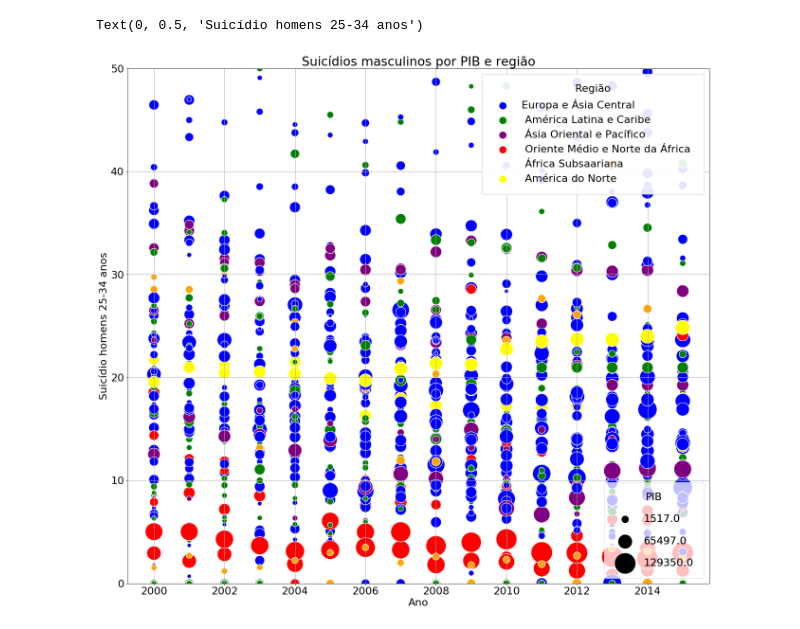
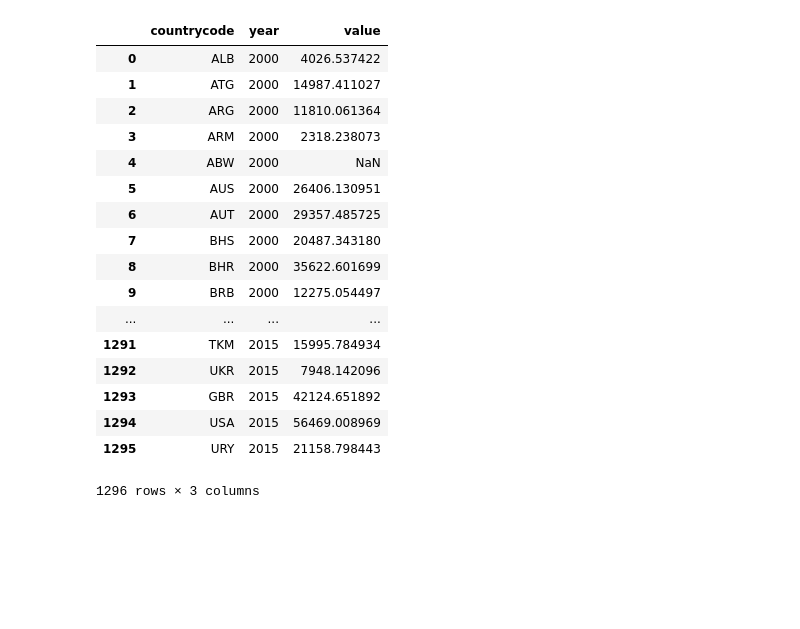
Before and after one commit to nicolas-sss/lp-project-hlnn-20191, a Jupyter notebook: jupyter files/Suicidio por gdp.ipynb, the cells around one changed output. Saved outputs shown, nothing was run; the diff lists cells and outputs as text; code cells hidden in the pictures; blank space fills up the shorter version.

```diff
--- a/jupyter files/Suicidio por gdp.ipynb
+++ b/jupyter files/Suicidio por gdp.ipynb
@@ -24,6 +24,27 @@ dfregmerge.rename(columns={'CountryCode':'countrycode','Region':'region','Income
 dfx = df[df.IndicatorCode == 'NY.GDP.PCAP.PP.CD']
 dfx = dfx[["CountryCode","Year","Value"]].reset_index(drop=True)
 dfx.rename(columns={'CountryCode':'countrycode','Year':'year','Value':'value'},inplace=True)
+# %%
+dfx
+# %% [output]
+|  | countrycode | year | value |
+| 0 | ALB | 2000 | 4026.537422 |
+| 1 | ATG | 2000 | 14987.411027 |
+| 2 | ARG | 2000 | 11810.061364 |
+| 3 | ARM | 2000 | 2318.238073 |
+| 4 | ABW | 2000 | NaN |
+| 5 | AUS | 2000 | 26406.130951 |
+| 6 | AUT | 2000 | 29357.485725 |
+| 7 | BHS | 2000 | 20487.343180 |
+| 8 | BHR | 2000 | 35622.601699 |
+| 9 | BRB | 2000 | 12275.054497 |
+| ... | ... | ... | ... |
+| 1291 | TKM | 2015 | 15995.784934 |
+| 1292 | UKR | 2015 | 7948.142096 |
+| 1293 | GBR | 2015 | 42124.651892 |
+| 1294 | USA | 2015 | 56469.008969 |
+| 1295 | URY | 2015 | 21158.798443 |
+1296 rows × 3 columns
 # %%
 dfmasc = dfmasc.join(dfx.set_index(['countrycode','year']), on=['countrycode','year'])
 # %%
@@ -39,55 +60,3 @@ regioes = ['Europe & Central Asia', 'Latin America & Caribbean',
        'Sub-Saharan Africa', 'North America', 'South Asia']
 df2['idregion'] = df2['region'].apply(lambda x: regioes.index(x) )
 df2['idregion'] = pd.to_numeric(df2['idregion'])
-# %%
-fig, ax = plt.subplots(figsize=(22, 20))
-# add stripplot to boxplot with Seaborn
-cmap = ListedColormap(['blue', 'green', 'purple','red','orange','yellow'])
-bplot=sns.scatterplot(y='suicidio2534', x='year', size='gdp', hue='idregion',
-                   data=df2,
-                   alpha=0.8, palette=cmap, sizes=(50,2000))
-ax.grid(b=True, which='major', linewidth=1)
-legend = bplot.legend_
-ax.set_ylim(0,50)
-ax.set_title("Suicídios masculinos por PIB e região")
-#regiao = ['East Asia & Pacific','Europe & Central Asia',
-#       'Latin America & Caribbean', 'Middle East & North Africa',
-#       'North America', 'Sub-Saharan Africa']
-
-legend.get_texts()[0].set_text('Região')
-
-h, l = plt.gca().get_legend_handles_labels()
-pws = (pd.cut(df2['gdp'], bins=2, retbins=True)[1]).round(0)
-
-
-
-print()
-#for pw in pws:
-#    plt.scatter([], [], s=(pw), c="k",label=str(pw))
-
-#
-l = ['title','Europa e Ásia Central ',' América Latina e Caribe ',' Ásia Oriental e Pacífico ',' Oriente Médio e Norte da África ',' África Subsaariana ',' América do Norte ',' Sul da Ásia '] + list(pws)
-
-lgd = ax.legend(h[1:7], l[1:7], numpoints=1, loc=1, borderpad=1,
-            frameon=True, framealpha=0.9, title="Região")
-cores = ['blue', 'green', 'purple','red','orange','yellow']
-i=0
-for handle in lgd.legendHandles:
-    handle.set_sizes([200.0])
-    handle.set_color(cores[i])
-    i=i+1
-
-lgd2 = ax.legend(h[7:], l[8:], labelspacing=1.2, title="PIB", borderpad=1,
-            frameon=True, framealpha=0.5, loc=4, numpoints=1)
-i=1
-for handle in lgd2.legendHandles:
-    handle.set_sizes([(200)*(i**2)])
-    handle.set_color('black')
-    i=i+1
-plt.gca().add_artist(lgd)
-plt.gca().add_artist(lgd2)
-ax.set_xlabel('Ano')
-ax.set_ylabel('Suicídio homens 25-34 anos')
-# %% [output]
-Text(0, 0.5, 'Suicídio homens 25-34 anos')
-[figure, removed]
```
Also changed, not shown: parts of 1 cell of this notebook, 2 other files.
